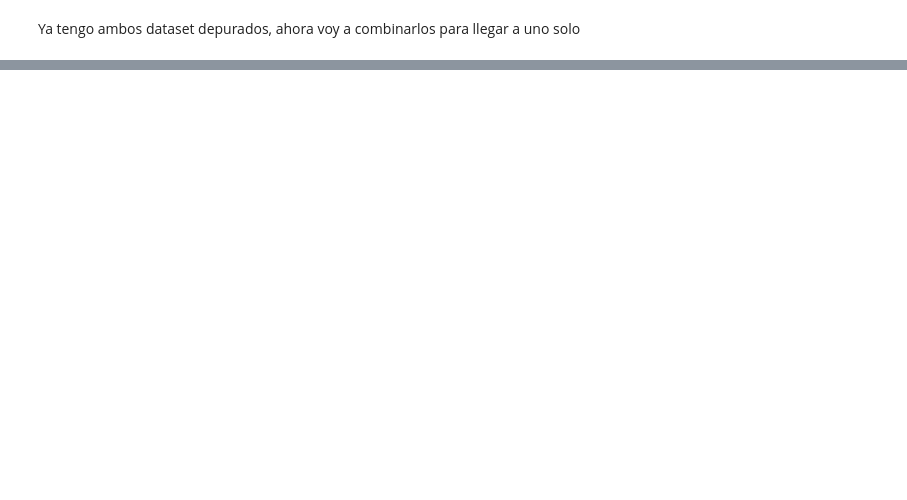
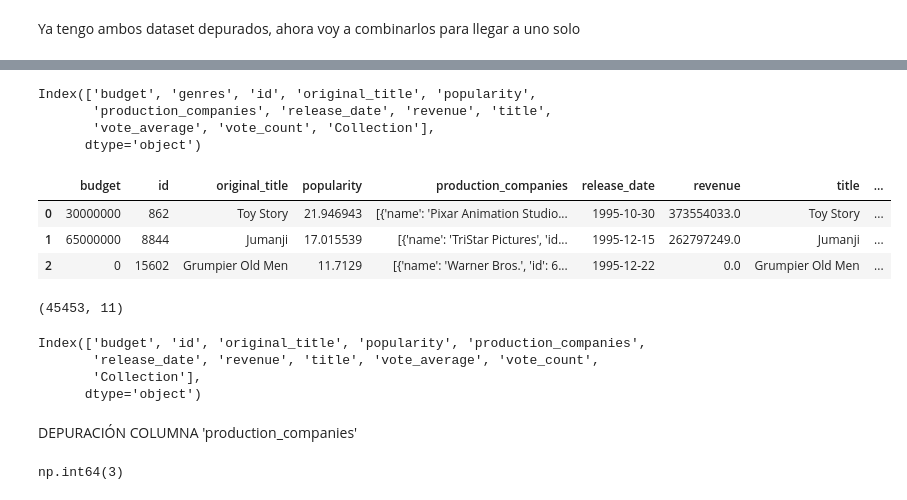
Before and after one commit to Anavig14/Anavig14-P1-Individual, a Jupyter notebook: ELT_dataset.ipynb, the cells around one changed output, grey strips where cells are left out. Cells and saved outputs as stored; diff of their text form; code cells hidden in the pictures; blank space fills up the shorter version.

```diff
--- a/ELT_dataset.ipynb
+++ b/ELT_dataset.ipynb
@@ -319,0 +468,3 @@ El tamaño del dataset es de 50.10 MB.
+# %%
+df_movies = df_movies.drop(columns=['belongs_to_collection']) #Elimino la columna que ya dupliqueé
+df_movies = pd.merge(df_movies, df_collection[['id', 'Collection']], on='id', how='left') #Hago la combinación de datos
@@ -319,0 +517,23 @@ El tamaño del dataset es de 50.10 MB.
+# %%
+# Crear la función normalize_entry para procesar y normalizar diferentes tipos de datos en una entrada dentro de un DataFrame (diccionarios y listas de diccionarios)
+def normalize_entry(entry):
+    if isinstance(entry, dict):
+        return pd.json_normalize(entry)
+    elif isinstance(entry, list) and all(isinstance(i, dict) for i in entry):
+        return pd.json_normalize(entry)
+    else:
+        return pd.DataFrame()  # Retorna un DataFrame vacío para valores que no son diccionarios ni listas de diccionarios
+
+# Se crea una lista para almacenar los DataFrames expandidos
+expanded_dfs = []
+
+# Iterar sobre cada fila del DataFrame original
+for idx, row in df_movies.iterrows():
+    entry = row['genres']
+    normalized_df = normalize_entry(entry)
+    normalized_df['id'] = row['id']  # Añadir la columna 'id'
+    normalized_df['order'] = range(1, len(normalized_df) + 1)  # Añadir la columna 'order'
+    expanded_dfs.append(normalized_df)
+
+# Concatenar todos los DataFrames expandidos en uno solo
+df_genres = pd.concat(expanded_dfs, ignore_index=True)
@@ -319,0 +553,11 @@ El tamaño del dataset es de 50.10 MB.
+# %%
+# Crear una función para combinar valores únicos en una lista
+def combine_unique(series):
+    return list(series.unique())
+
+# Agrupar por 'id' y combinar valores únicos en listas para las columnas 'job' y otras relevantes
+df_grouped = df_genres.groupby('id').agg({
+    'name': combine_unique,
+}).reset_index()
+
+df_grouped.head()
@@ -319,0 +571,37 @@ El tamaño del dataset es de 50.10 MB.
+# %%
+df_movies.columns
+# %% [output]
+Index(['budget', 'genres', 'id', 'original_title', 'popularity',
+       'production_companies', 'release_date', 'revenue', 'title',
+       'vote_average', 'vote_count', 'Collection'],
+      dtype='object')
+# %%
+df_movies = df_movies.drop(columns=['genres'])
+df_grouped = df_grouped.rename(columns={'name': 'genres'})
+df_movies = pd.merge(df_movies, df_grouped[['id', 'genres']], on='id', how='left')
+# %%
+df_movies.head(3)
+# %% [output]
+|  | budget | id | original_title | popularity | production_companies | release_date | revenue | title | ... |
+| 0 | 30000000 | 862 | Toy Story | 21.946943 | [{'name': 'Pixar Animation Studio... | 1995-10-30 | 373554033.0 | Toy Story | ... |
+| 1 | 65000000 | 8844 | Jumanji | 17.015539 | [{'name': 'TriStar Pictures', 'id... | 1995-12-15 | 262797249.0 | Jumanji | ... |
+| 2 | 0 | 15602 | Grumpier Old Men | 11.7129 | [{'name': 'Warner Bros.', 'id': 6... | 1995-12-22 | 0.0 | Grumpier Old Men | ... |
+# %%
+df_movies.shape
+# %% [output]
+(45453, 11)
+# %%
+df_movies.columns
+# %% [output]
+Index(['budget', 'id', 'original_title', 'popularity', 'production_companies',
+       'release_date', 'revenue', 'title', 'vote_average', 'vote_count',
+       'Collection'],
+      dtype='object')
+# %% [markdown]
+DEPURACIÓN COLUMNA 'production_companies'
+# %%
+# Se verifica si la columna tiene valores nulos
+
+df_movies['production_companies'].isnull().sum()
+# %% [output]
+np.int64(3)
```
Also changed, not shown: parts of 86 cells of this notebook.
